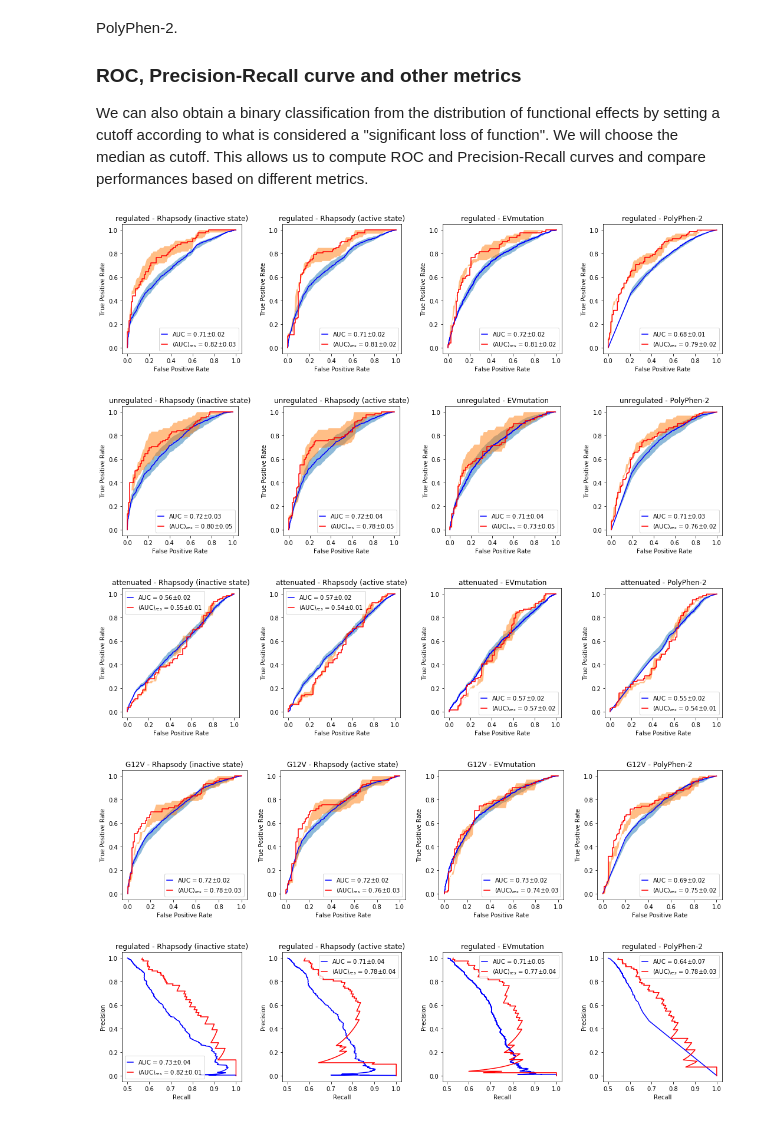
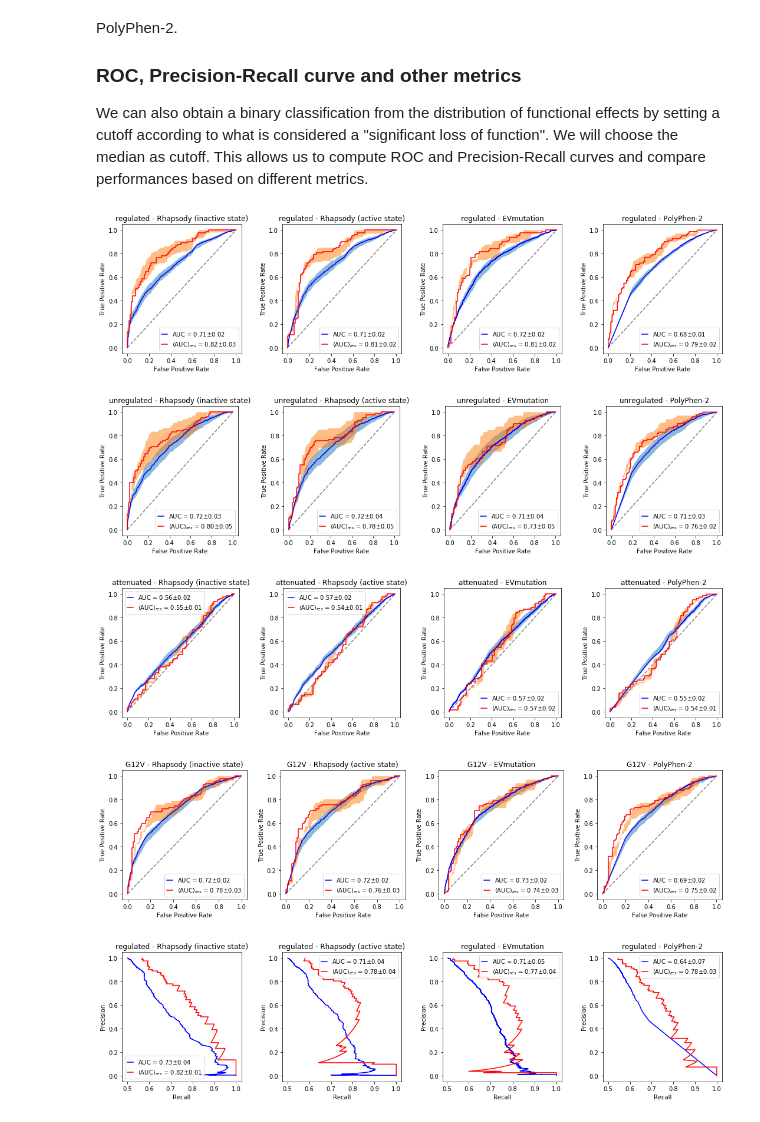
Before and after one commit to prody/rhapsody-tutorials, a Jupyter notebook: RAS_analysis/RAS_variants_analysis.ipynb, the cells around one changed output. Cells and saved outputs as stored; diff of their text form; code cells hidden in the pictures.

```diff
--- a/RAS_analysis/RAS_variants_analysis.ipynb
+++ b/RAS_analysis/RAS_variants_analysis.ipynb
@@ -401,39 +401,42 @@ for case in exp_scores:
         method = methods[i]
 
         m = metrics[case][method]
+
+        # random ROC
+        ax.plot([0,1], [0,1], '--', color='gray')
 
         # plot for individual fitness effects
         auc = m[50]['AUROC']
         err = np.std([m[q]['AUROC'] for q in (40,50,60)])
         l = r'AUC = {:4.2f}$\pm${:4.2f}'.format(auc, err)
         ax.plot(m[50]['ROC'][0], m[50]['ROC'][1], 'b-', label=l)
         x_dense = np.arange(0,1,.01)
         ax.fill_between(x_dense, np.interp(x_dense, m[40]['ROC'][0], m[40]['ROC'][1]),
                                  np.interp(x_dense, m[60]['ROC'][0], m[60]['ROC'][1]), alpha=.5)
 
         # plot for residue-averaged fitness effects
         auc = m[50]['avg_AUROC']
         err = np.std([m[q]['avg_AUROC'] for q in (40,50,60)])
         l = r'$\langle$AUC$\rangle _{res}$ = '
         l += r'{:4.2f}$\pm${:4.2f}'.format(auc, err)
         ax.plot(m[50]['avg_ROC'][0], m[50]['avg_ROC'][1], 'r-', label=l)
         x_dense = np.arange(0,1,.01)
         ax.fill_between(x_dense, np.interp(x_dense, m[40]['avg_ROC'][0], m[40]['avg_ROC'][1]),
                                  np.interp(x_dense, m[60]['avg_ROC'][0], m[60]['avg_ROC'][1]), alpha=.5)
 
         # set labels
         ax.set_title(f'{case[:-4]} - {method}')
         ax.set_xlabel('False Positive Rate')
         ax.set_ylabel('True Positive Rate')
         ax.legend(handlelength=1)
 
     fig.tight_layout()
     plt.savefig(f'figures/ROC-{case}.png', dpi=300)
 # %% [output]
-[figure, old version]
+[figure, new version]
-[figure, old version]
+[figure, new version]
-[figure, old version]
+[figure, new version]
-[figure, old version]
+[figure, new version]
 # %%
 for case in exp_scores:
 
```
Also changed, not shown: parts of 4 cells of this notebook, 1 other file.
